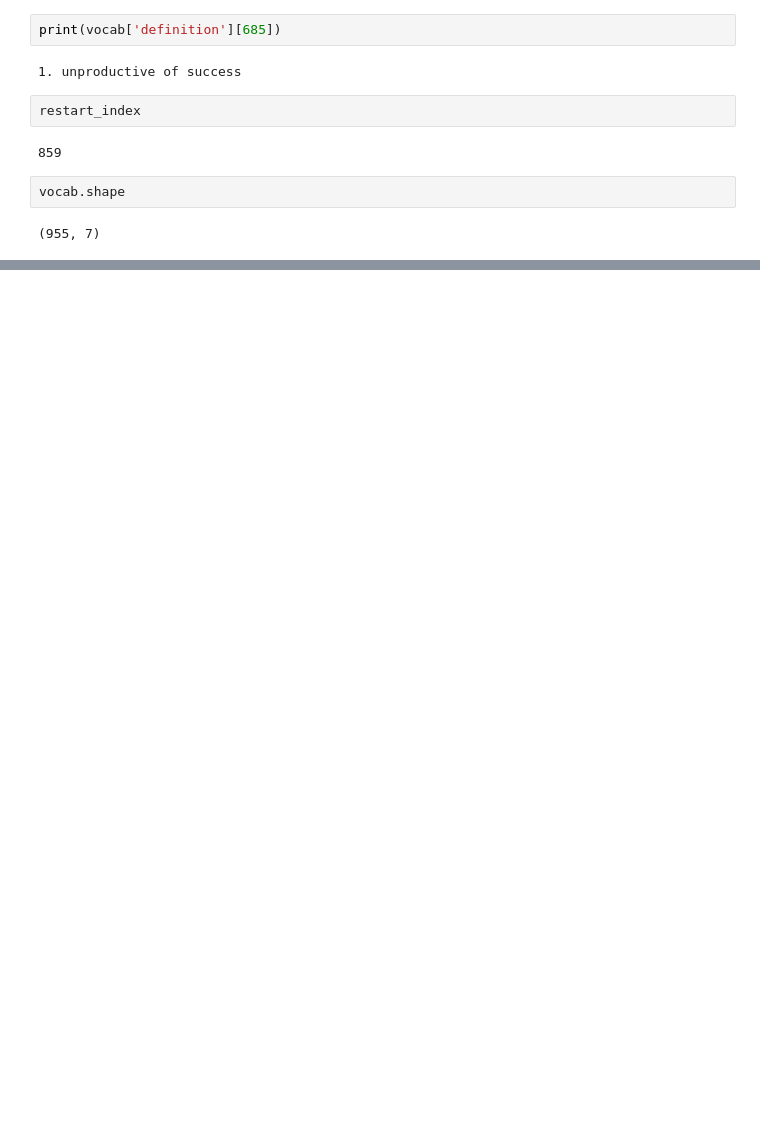
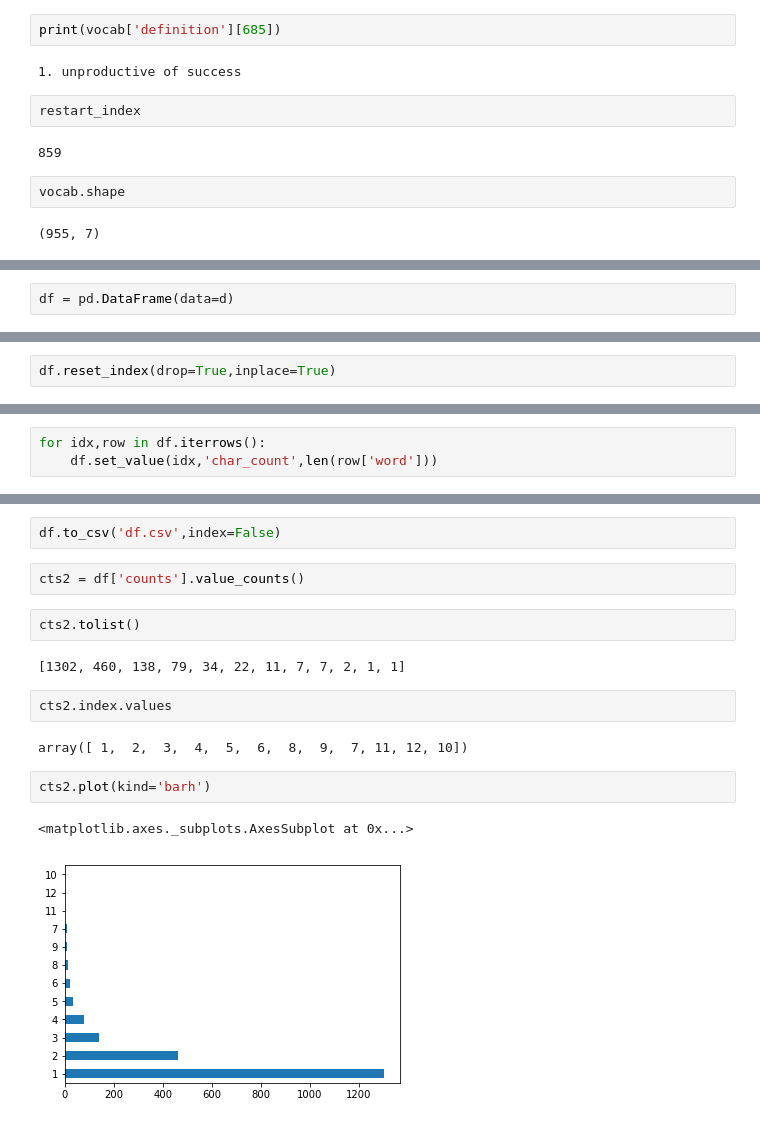
Before and after one commit to CharryWu/GreVocab, a Jupyter notebook: fetch.ipynb, the cells around one changed output, grey strips where cells are left out. Cells and saved outputs as stored; diff of their text form; blank space fills up the shorter version.

```diff
--- a/fetch.ipynb
+++ b/fetch.ipynb
@@ -150,0 +231,2 @@ vocab.shape
+# %%
+df = pd.DataFrame(data=d)
@@ -150,0 +251,2 @@ vocab.shape
+# %%
+df.reset_index(drop=True,inplace=True)
@@ -150,0 +288,3 @@ vocab.shape
+# %%
+for idx,row in df.iterrows():
+    df.set_value(idx,'char_count',len(row['word']))
@@ -150,0 +305,17 @@ vocab.shape
+# %%
+df.to_csv('df.csv',index=False)
+# %%
+cts2 = df['counts'].value_counts()
+# %%
+cts2.tolist()
+# %% [output]
+[1302, 460, 138, 79, 34, 22, 11, 7, 7, 2, 1, 1]
+# %%
+cts2.index.values
+# %% [output]
+array([ 1,  2,  3,  4,  5,  6,  8,  9,  7, 11, 12, 10])
+# %%
+cts2.plot(kind='barh')
+# %% [output]
+<matplotlib.axes._subplots.AxesSubplot at 0x...>
+[figure, added]
```
Also changed, not shown: parts of 18 cells of this notebook, 6 other files.
